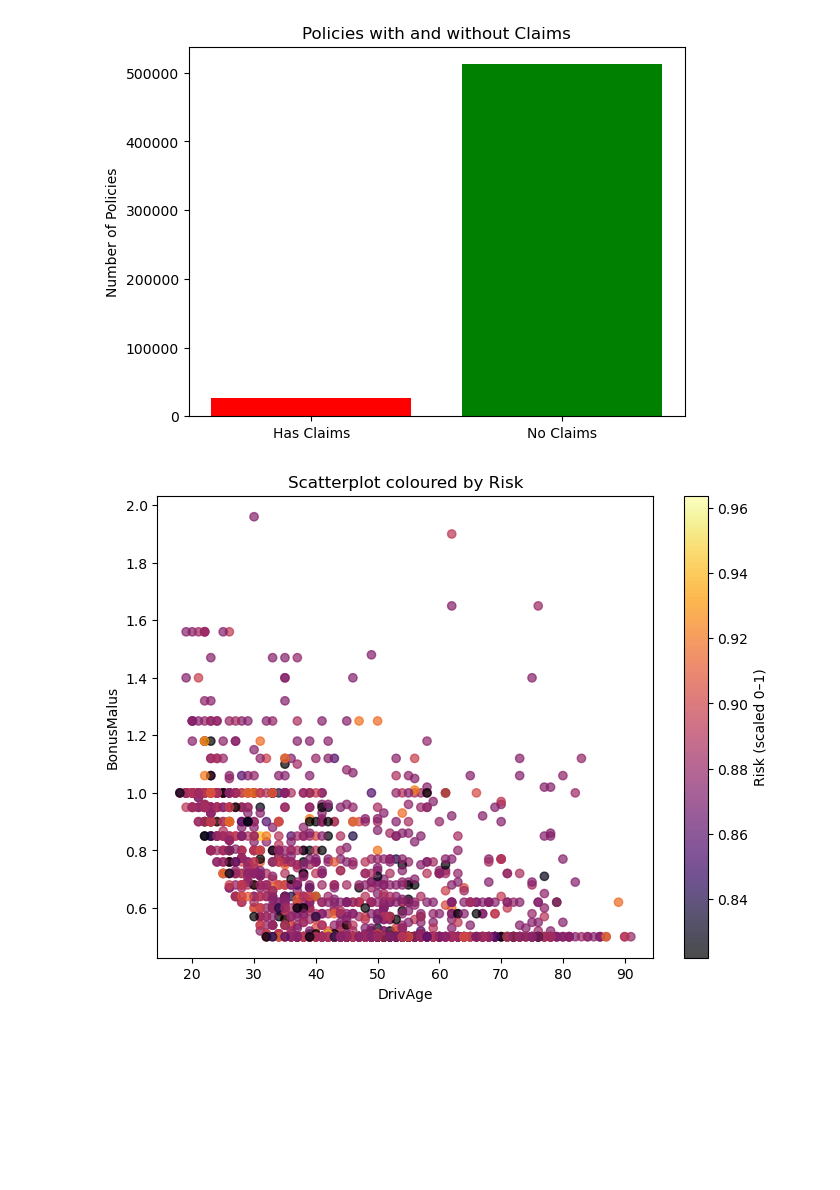
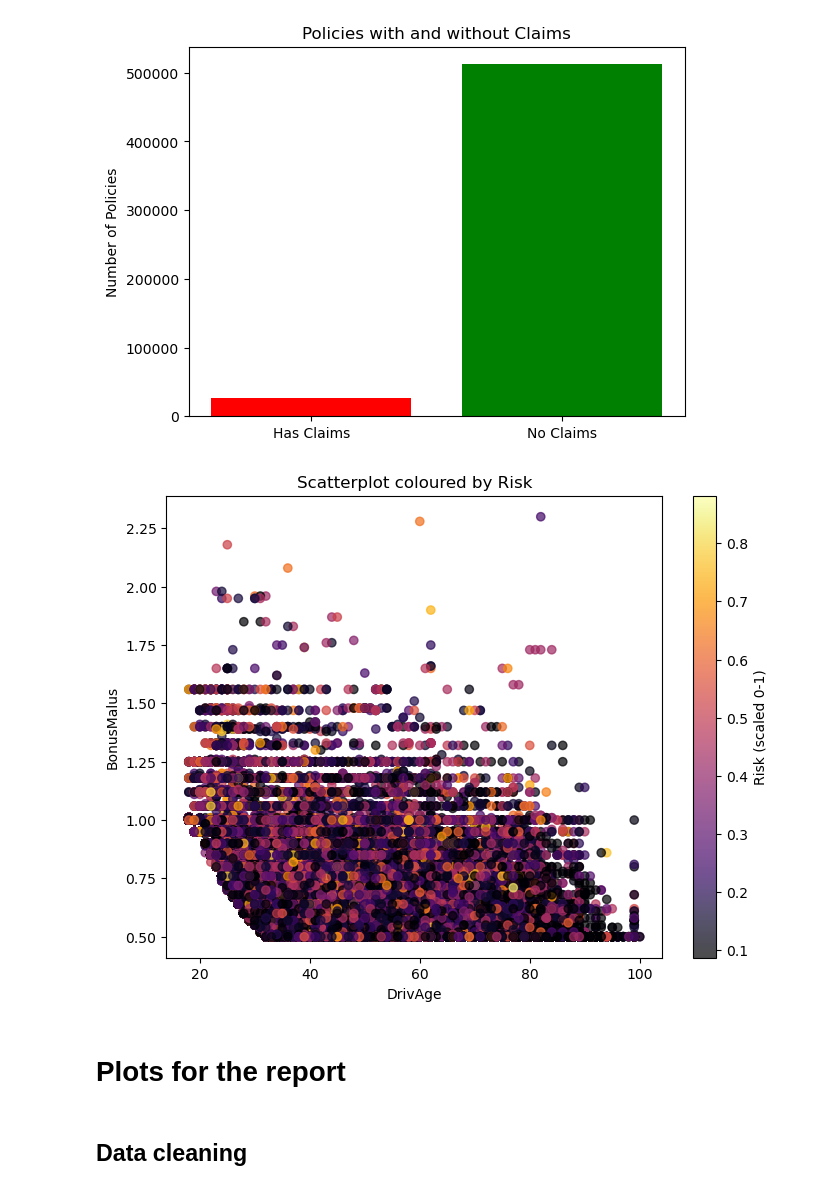
Before and after one commit to TheFreeMan21/machine-n-learnings-inc, a Jupyter notebook: plots.ipynb, the cells around one changed output. Drawn from its saved outputs; the diff is of its cells as text; code cells hidden in the pictures; blank space fills up the shorter version.

```diff
--- a/plots.ipynb
+++ b/plots.ipynb
@@ -24,7 +24,8 @@ print(df.shape)
 [figure]
 (539373, 12)
 # %%
-alpha=10 # If we want to penaltize the claimnb more
+alpha=2 # If we want to penaltize the claimnb more
 beta=0 # If we want to finetune the exposure part
-df['Risk'] = (np.log(1+(df['ClaimNb']**alpha)/(df['Exposure']+beta))/(1+(np.log(1+(df['ClaimNb']**alpha)/(df['Exposure']+beta)))))
+gamma=0.1 # To avoid log(0)
+df['Risk'] = (np.log(1+(gamma+df['ClaimNb']**alpha)/(df['Exposure']+beta))/(1+(np.log(1+(gamma+df['ClaimNb']**alpha)/(df['Exposure']+beta)))))
 # %%
@@ -97,19 +141,23 @@ plt.show()
 # %%
 plt.figure(figsize=(8,6))
 y='BonusMalus'
 x='DrivAge'
 sc = plt.scatter(
-    df[x].where(df['Risk']>0.8),
+    df[x].where(df['Risk']>0),
     df[y],
     c=df['Risk'],
     cmap='inferno',
     alpha=0.7
 )
 
-plt.colorbar(sc, label='Risk (scaled 0–1)')
+plt.colorbar(sc, label='Risk (scaled 0-1)')
 plt.xlabel(x)
 plt.ylabel(y)
 plt.title('Scatterplot coloured by Risk')
 plt.show()
 # %% [output]
-[figure, old version]
+[figure, new version]
+# %% [markdown]
+# Plots for the report
+# %% [markdown]
+## Data cleaning
```
Also changed, not shown: parts of 18 cells of this notebook.
